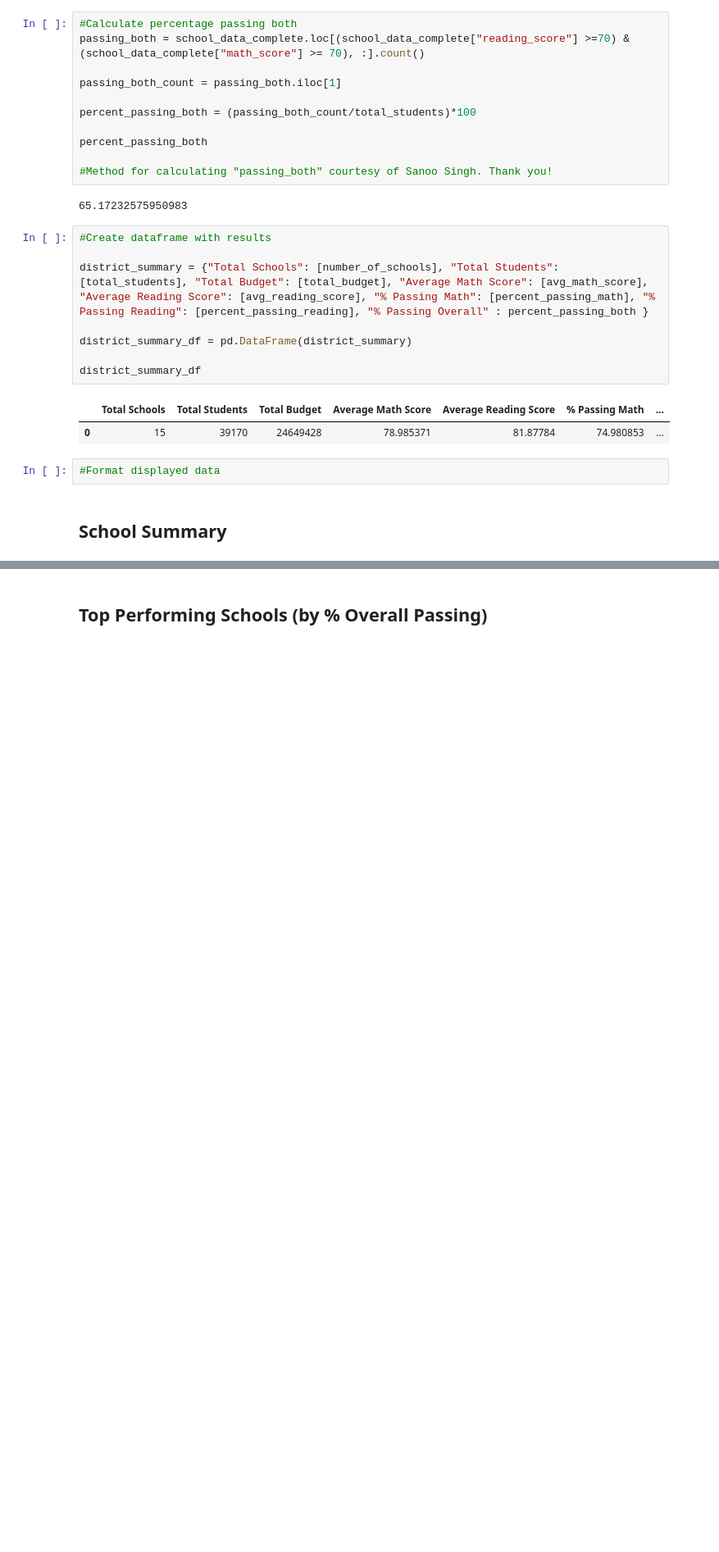
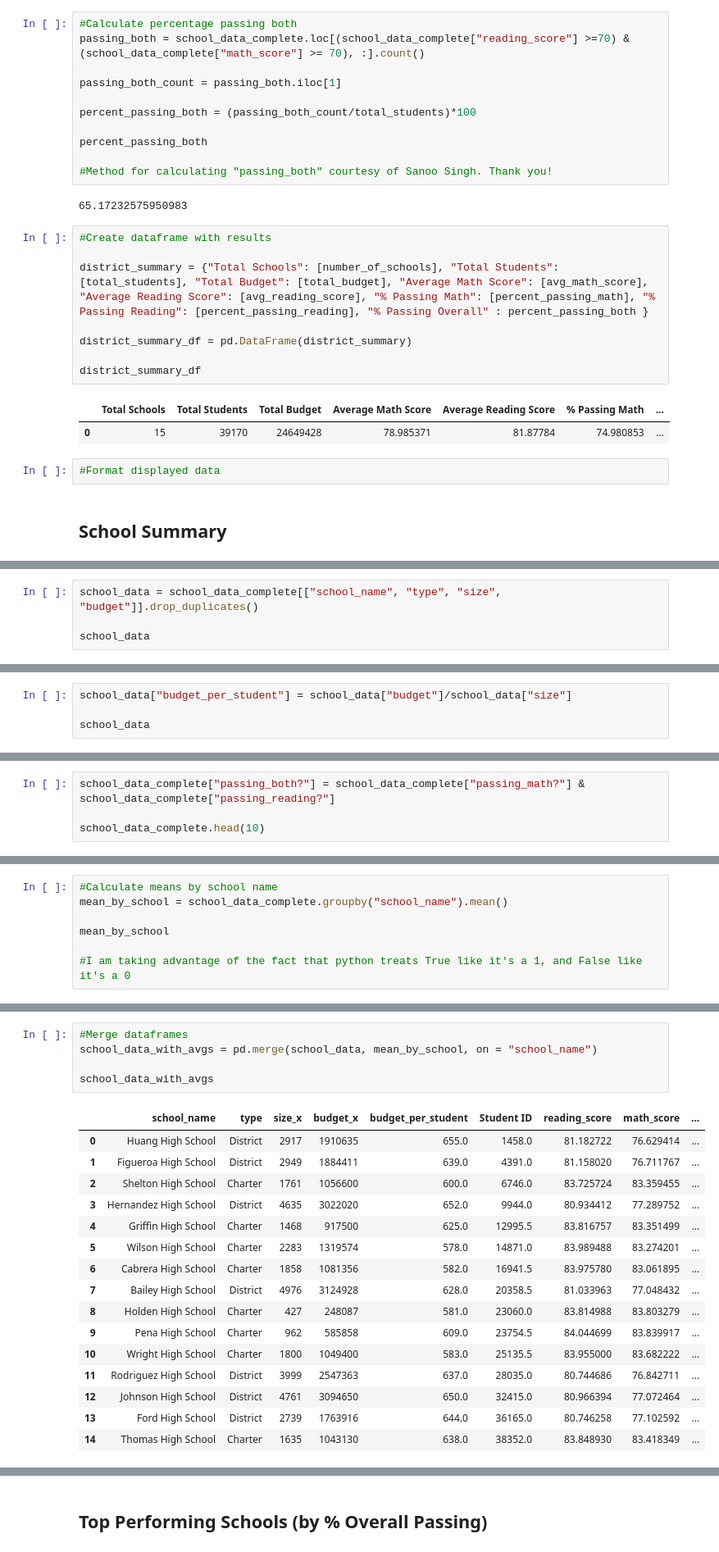
Before and after one commit to SamEspe/pandas-challenge, a Jupyter notebook: PyCitySchools/PandasChallenge.ipynb, the cells around one changed output, grey strips where cells are left out. Shown: that part at 82% size. Saved outputs shown, nothing was run; the diff lists cells and outputs as text; blank space fills up the shorter version.

Commit message:
Finished School Summary, found top- and bottom-performing schools

```diff
--- a/PyCitySchools/PandasChallenge.ipynb
+++ b/PyCitySchools/PandasChallenge.ipynb
@@ -139,0 +132,4 @@ len(huang_pass_math)
+# %%
+school_data = school_data_complete[["school_name", "type", "size", "budget"]].drop_duplicates()
+
+school_data
@@ -139,0 +153,4 @@ len(huang_pass_math)
+# %%
+school_data["budget_per_student"] = school_data["budget"]/school_data["size"]
+
+school_data
@@ -221,0 +235,4 @@ school_summary_df
+# %%
+school_data_complete["passing_both?"] = school_data_complete["passing_math?"] & school_data_complete["passing_reading?"]
+
+school_data_complete.head(10)
@@ -221,0 +251,7 @@ school_summary_df
+# %%
+#Calculate means by school name
+mean_by_school = school_data_complete.groupby("school_name").mean()
+
+mean_by_school
+
+#I am taking advantage of the fact that python treats True like it's a 1, and False like it's a 0
@@ -221,0 +276,22 @@ school_summary_df
+# %%
+#Merge dataframes
+school_data_with_avgs = pd.merge(school_data, mean_by_school, on = "school_name")
+
+school_data_with_avgs
+# %% [output]
+|  | school_name | type | size_x | budget_x | budget_per_student | Student ID | reading_score | math_score | ... |
+| 0 | Huang High School | District | 2917 | 1910635 | 655.0 | 1458.0 | 81.182722 | 76.629414 | ... |
+| 1 | Figueroa High School | District | 2949 | 1884411 | 639.0 | 4391.0 | 81.158020 | 76.711767 | ... |
+| 2 | Shelton High School | Charter | 1761 | 1056600 | 600.0 | 6746.0 | 83.725724 | 83.359455 | ... |
+| 3 | Hernandez High School | District | 4635 | 3022020 | 652.0 | 9944.0 | 80.934412 | 77.289752 | ... |
+| 4 | Griffin High School | Charter | 1468 | 917500 | 625.0 | 12995.5 | 83.816757 | 83.351499 | ... |
+| 5 | Wilson High School | Charter | 2283 | 1319574 | 578.0 | 14871.0 | 83.989488 | 83.274201 | ... |
+| 6 | Cabrera High School | Charter | 1858 | 1081356 | 582.0 | 16941.5 | 83.975780 | 83.061895 | ... |
+| 7 | Bailey High School | District | 4976 | 3124928 | 628.0 | 20358.5 | 81.033963 | 77.048432 | ... |
+| 8 | Holden High School | Charter | 427 | 248087 | 581.0 | 23060.0 | 83.814988 | 83.803279 | ... |
+| 9 | Pena High School | Charter | 962 | 585858 | 609.0 | 23754.5 | 84.044699 | 83.839917 | ... |
+| 10 | Wright High School | Charter | 1800 | 1049400 | 583.0 | 25135.5 | 83.955000 | 83.682222 | ... |
+| 11 | Rodriguez High School | District | 3999 | 2547363 | 637.0 | 28035.0 | 80.744686 | 76.842711 | ... |
+| 12 | Johnson High School | District | 4761 | 3094650 | 650.0 | 32415.0 | 80.966394 | 77.072464 | ... |
+| 13 | Ford High School | District | 2739 | 1763916 | 644.0 | 36165.0 | 80.746258 | 77.102592 | ... |
+| 14 | Thomas High School | Charter | 1635 | 1043130 | 638.0 | 38352.0 | 83.848930 | 83.418349 | ... |
```
Also changed, not shown: parts of 21 cells of this notebook.
